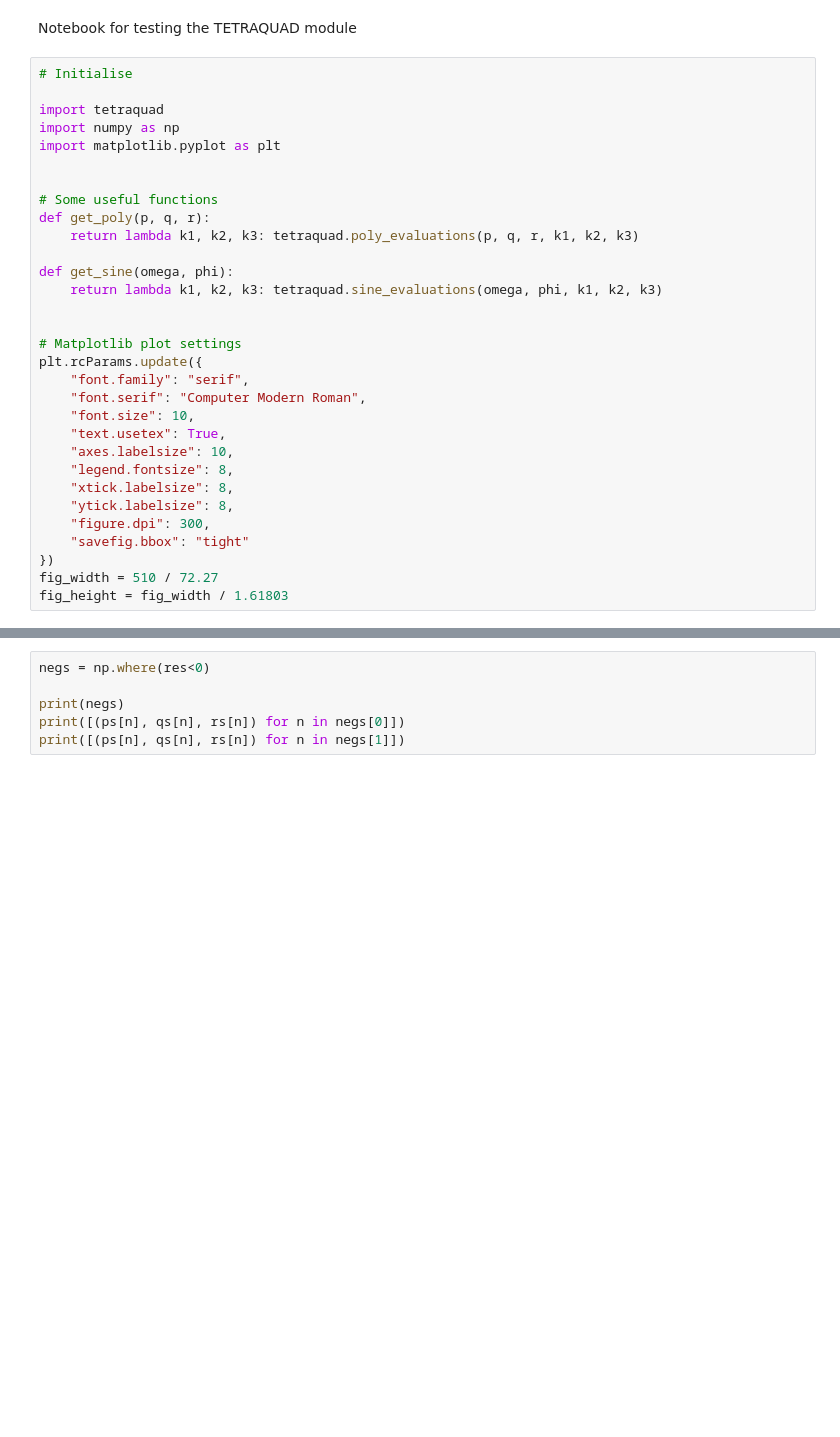
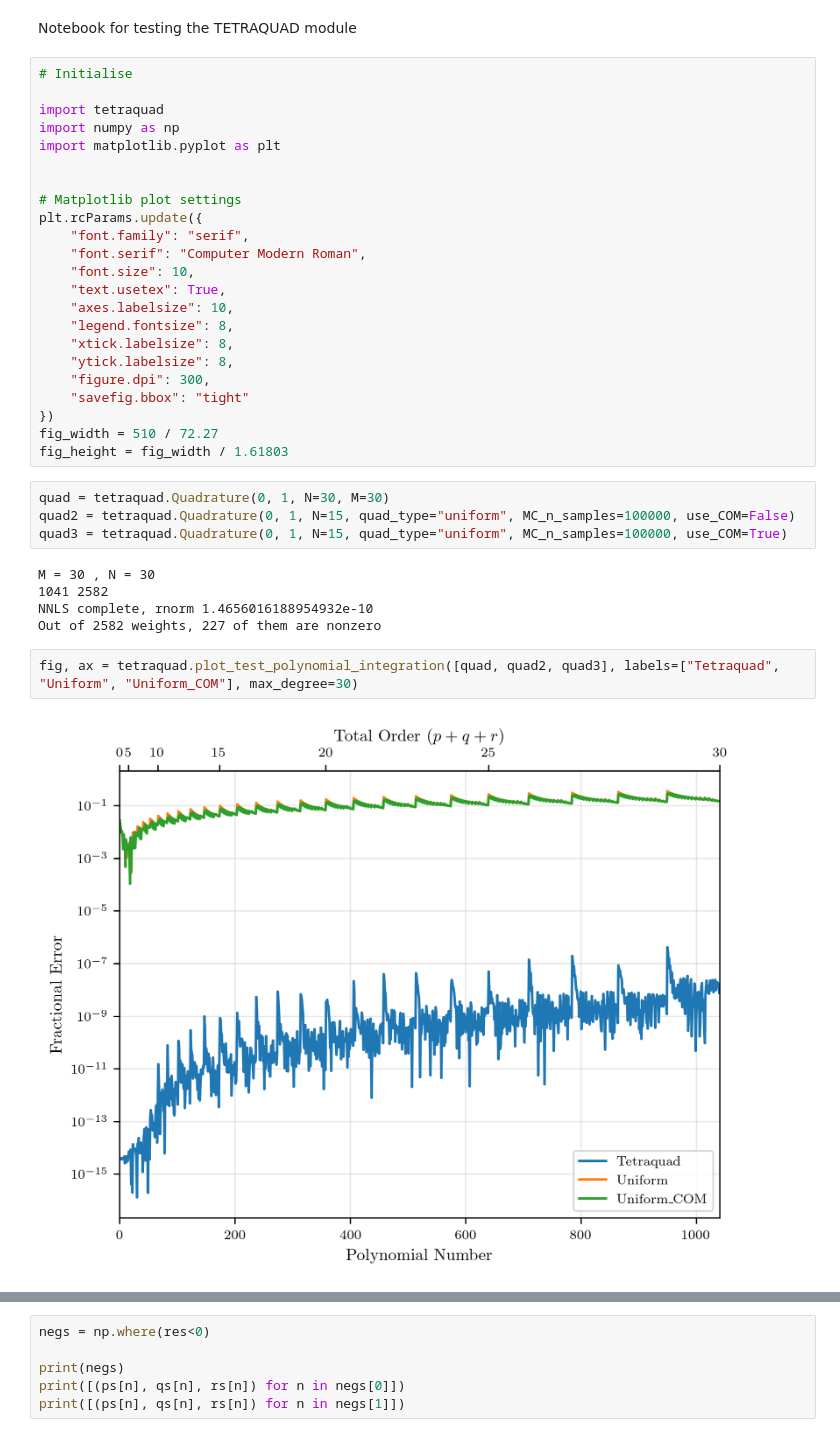
Before and after one commit to Wuhyun/Tetraquad, a Jupyter notebook: tetraquad_test.ipynb, the cells around one changed output, grey strips where cells are left out. Drawn from its saved outputs; the diff is of its cells as text; blank space fills up the shorter version.

```diff
--- a/tetraquad_test.ipynb
+++ b/tetraquad_test.ipynb
@@ -6,14 +6,6 @@ Notebook for testing the TETRAQUAD module
 import tetraquad
 import numpy as np
 import matplotlib.pyplot as plt
-
-
-# Some useful functions
-def get_poly(p, q, r):
-    return lambda k1, k2, k3: tetraquad.poly_evaluations(p, q, r, k1, k2, k3)
-
-def get_sine(omega, phi):
-    return lambda k1, k2, k3: tetraquad.sine_evaluations(omega, phi, k1, k2, k3)
 
 
 # Matplotlib plot settings
@@ -31,3 +23,16 @@ plt.rcParams.update({
 })
 fig_width = 510 / 72.27
 fig_height = fig_width / 1.61803
+# %%
+quad = tetraquad.Quadrature(0, 1, N=30, M=30)
+quad2 = tetraquad.Quadrature(0, 1, N=15, quad_type="uniform", MC_n_samples=100000, use_COM=False)
+quad3 = tetraquad.Quadrature(0, 1, N=15, quad_type="uniform", MC_n_samples=100000, use_COM=True)
+# %% [output]
+M = 30 , N = 30
+1041 2582
+NNLS complete, rnorm 1.4656016188954932e-10
+Out of 2582 weights, 227 of them are nonzero
+# %%
+fig, ax = tetraquad.plot_test_polynomial_integration([quad, quad2, quad3], labels=["Tetraquad", "Uniform", "Uniform_COM"], max_degree=30)
+# %% [output]
+[figure, added]
```
Also changed, not shown: parts of 12 cells of this notebook, 1 other file.
